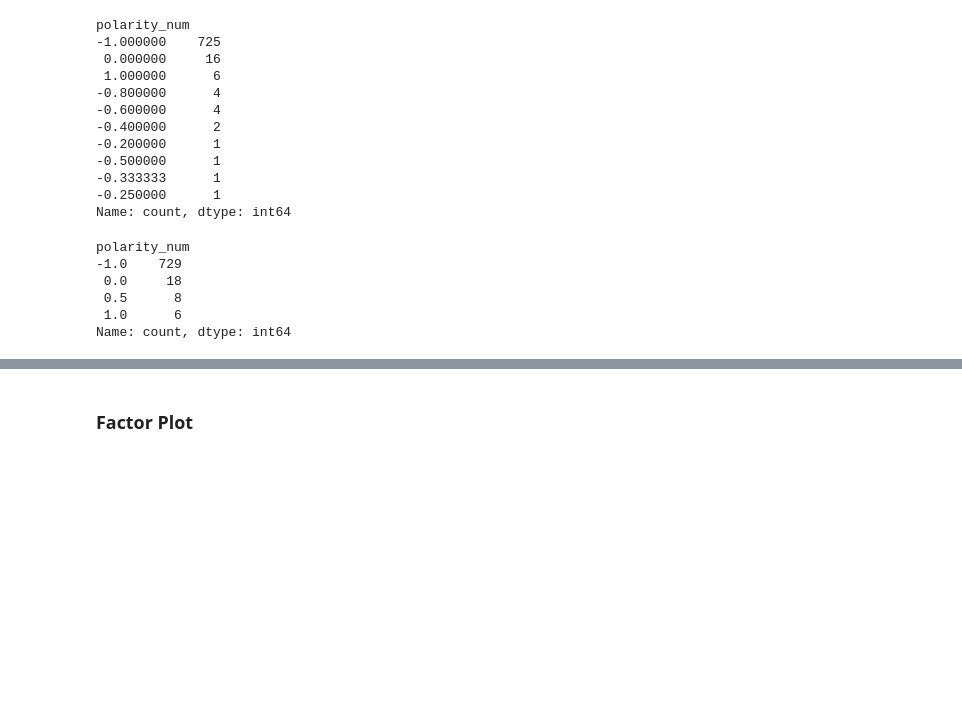
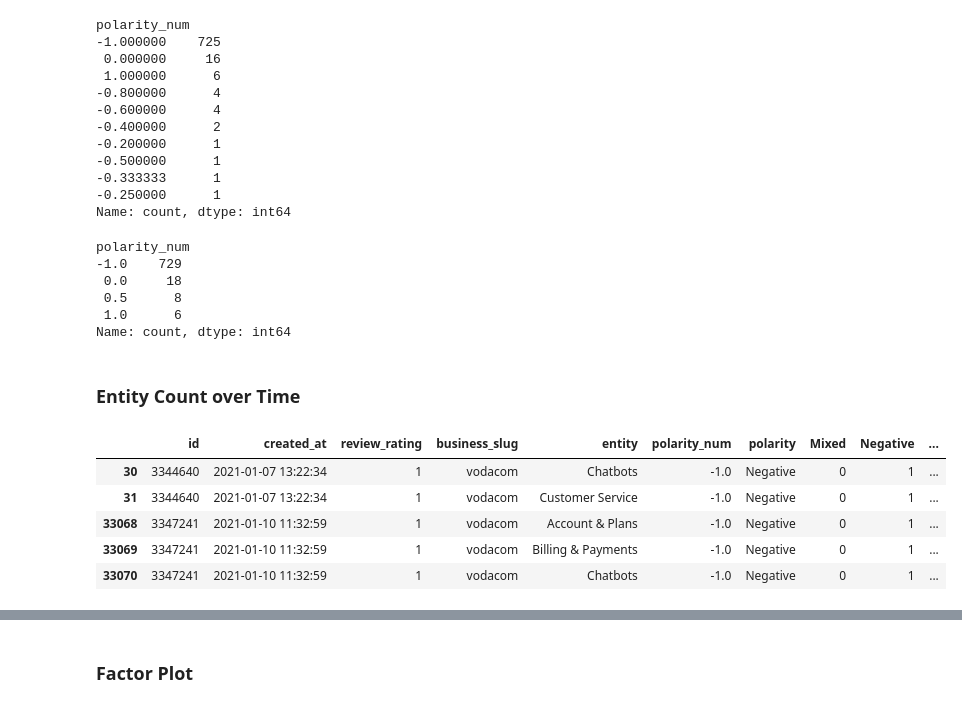
Before and after one commit to JohnnyFoulds/dsm050-2023-apr, a Jupyter notebook: notebooks/03_coursework/03-04_time_series.ipynb, the cells around one changed output, grey strips where cells are left out. Cells and saved outputs as stored; diff of their text form; code cells hidden in the pictures; blank space fills up the shorter version.

Commit message:
Counting Polarities

```diff
--- a/notebooks/03_coursework/03-04_time_series.ipynb
+++ b/notebooks/03_coursework/03-04_time_series.ipynb
@@ -455,3 +455,28 @@ polarity_num
  0.5      8
  1.0      6
 Name: count, dtype: int64
+# %% [markdown]
+### Entity Count over Time
+# %%
+df_hp_entity_count = df_hp_entity_sum.copy()
+df_hp_entity_count['polarity'] = df_hp_entity_count['polarity_num'].replace({
+    1.0: 'Positive',
+    0.5: 'Mixed',
+    0.0: 'Neutral',
+    -1.0: 'Negative'
+})
+set_category(df_hp_entity_count, 'polarity')
+
+# one-hot encode the polarity column
+df_onehot = pd.get_dummies(df_hp_entity_count['polarity'])
+df_onehot = df_onehot.astype(int)
+df_hp_entity_count = df_hp_entity_count.join(df_onehot)
+
+df_hp_entity_count.head()
+# %% [output]
+|  | id | created_at | review_rating | business_slug | entity | polarity_num | polarity | Mixed | Negative | ... |
+| 30 | 3344640 | 2021-01-07 13:22:34 | 1 | vodacom | Chatbots | -1.0 | Negative | 0 | 1 | ... |
+| 31 | 3344640 | 2021-01-07 13:22:34 | 1 | vodacom | Customer Service | -1.0 | Negative | 0 | 1 | ... |
+| 33068 | 3347241 | 2021-01-10 11:32:59 | 1 | vodacom | Account & Plans | -1.0 | Negative | 0 | 1 | ... |
+| 33069 | 3347241 | 2021-01-10 11:32:59 | 1 | vodacom | Billing & Payments | -1.0 | Negative | 0 | 1 | ... |
+| 33070 | 3347241 | 2021-01-10 11:32:59 | 1 | vodacom | Chatbots | -1.0 | Negative | 0 | 1 | ... |
```
Also changed, not shown: parts of 2 cells of this notebook.
